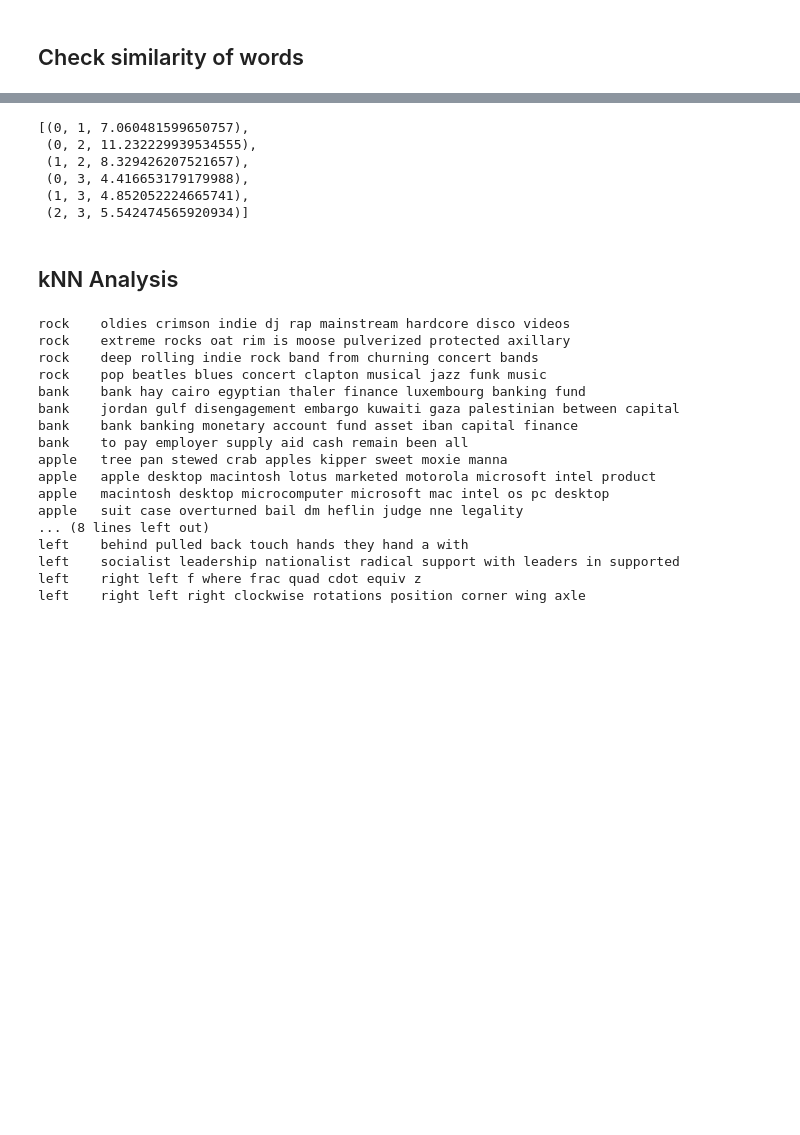
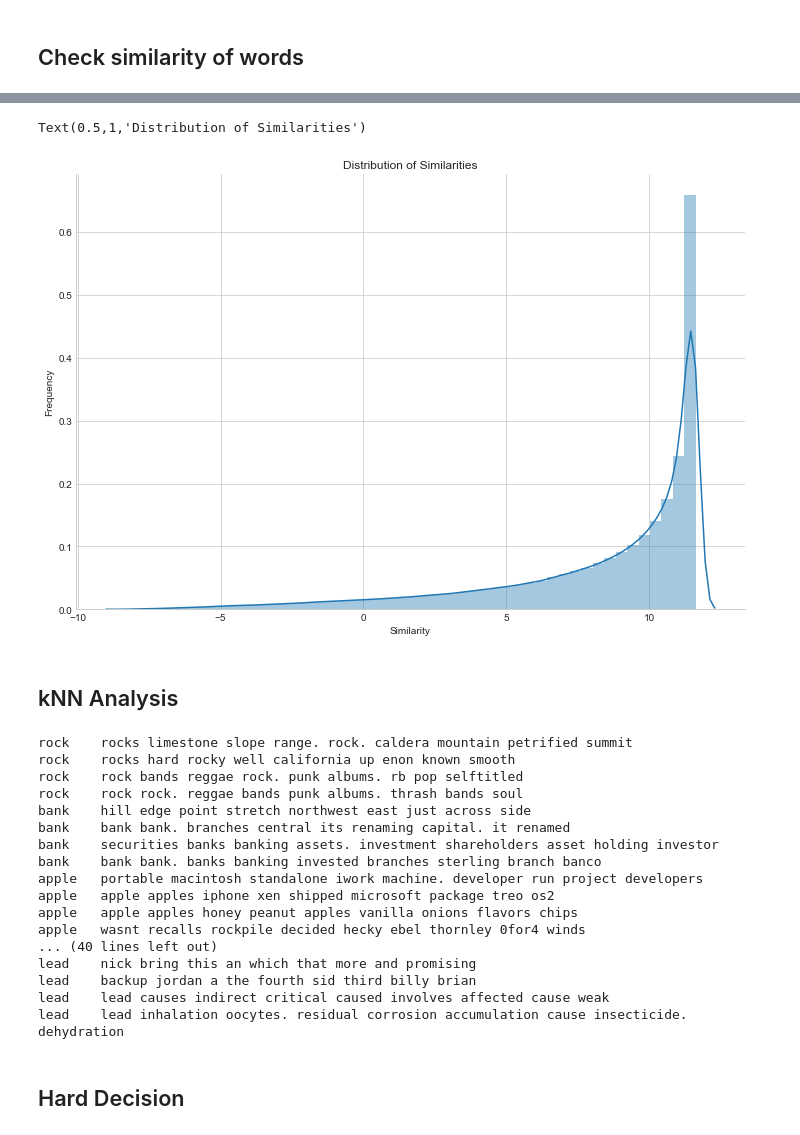
Before and after one commit to eigenfoo/word2gm, a Jupyter notebook: results/evaluation.ipynb, the cells around one changed output, grey strips where cells are left out. Saved outputs shown, nothing was run; the diff lists cells and outputs as text; code cells hidden in the pictures; blank space fills up the shorter version.

```diff
--- a/results/evaluation.ipynb
+++ b/results/evaluation.ipynb
@@ -2,6 +2,10 @@
 import pickle
 import numpy as np
 from sklearn.neighbors import NearestNeighbors
+
+import matplotlib.pyplot as plt
+import seaborn as sns
+sns.set_style('whitegrid')
 # %% [markdown]
 ## Read in Embeddings and Word Dictionary
 # %%
@@ -44,12 +52,3 @@ sigmas_ = np.exp(logsigmas[idx]).flatten()
-# %%
-[(i, j, el_similarity(mus_[i], mus_[j], sigmas_[i], sigmas_[j])) for j in range(4) for i in range(j)]
-# %% [output]
-[(0, 1, 7.060481599650757),
- (0, 2, 11.232229939534555),
- (1, 2, 8.329426207521657),
- (0, 3, 4.416653179179988),
- (1, 3, 4.852052224665741),
- (2, 3, 5.542474565920934)]
 # %%
 N = 1000
 mu_rand1 = np.random.uniform(-1, 1, N)
@@ -67,3 +60,13 @@ np.min(x)
+# %%
+plt.subplots(figsize=[12, 8])
+sns.distplot(x)
+sns.despine()
+plt.xlabel('Similarity')
+plt.ylabel('Frequency')
+plt.title('Distribution of Similarities')
+# %% [output]
+Text(0.5,1,'Distribution of Similarities')
+[figure, added]
 # %% [markdown]
 ## kNN Analysis
 # %%
@@ -77,7 +80,8 @@ knn3 = NearestNeighbors(n_neighbors=10).fit(mus[:, 3, :])
 knn = [knn0, knn1, knn2, knn3]
 ''';
 # %%
-words = ['rock', 'bank', 'apple', 'star', 'cell', 'left']
+words = ['rock', 'bank', 'apple', 'star', 'cell', 'left',
+         'tank', 'board', 'record', 'lie', 'right', 'chair', 'bar', 'lead']
 
 for word in words:
     idx = word_dictionary[word]
@@ -87,20 +91,22 @@ for word in words:
         lst = [reversed_word_dictionary[j % len(reversed_word_dictionary)] for j in indices.flatten()]
         print(lst[0] + '\t' + ' '.join(lst[1:]))
 # %% [output]
-rock    oldies crimson indie dj rap mainstream hardcore disco videos
-rock    extreme rocks oat rim is moose pulverized protected axillary
-rock    deep rolling indie rock band from churning concert bands
-rock    pop beatles blues concert clapton musical jazz funk music
-bank    bank hay cairo egyptian thaler finance luxembourg banking fund
-bank    jordan gulf disengagement embargo kuwaiti gaza palestinian between capital
-bank    bank banking monetary account fund asset iban capital finance
-bank    to pay employer supply aid cash remain been all
-apple   tree pan stewed crab apples kipper sweet moxie manna
-apple   apple desktop macintosh lotus marketed motorola microsoft intel product
-apple   macintosh desktop microcomputer microsoft mac intel os pc desktop
-apple   suit case overturned bail dm heflin judge nne legality
-... (8 lines left out)
-left    behind pulled back touch hands they hand a with
-left    socialist leadership nationalist radical support with leaders in supported
-left    right left f where frac quad cdot equiv z
-left    right left right clockwise rotations position corner wing axle
+rock    rocks limestone slope range. rock. caldera mountain petrified summit
+rock    rocks hard rocky well california up enon known smooth
+rock    rock bands reggae rock. punk albums. rb pop selftitled
+rock    rock rock. reggae bands punk albums. thrash bands soul
+bank    hill edge point stretch northwest east just across side
+bank    bank bank. branches central its renaming capital. it renamed
+bank    securities banks banking assets. investment shareholders asset holding investor
+bank    bank bank. banks banking invested branches sterling branch banco
+apple   portable macintosh standalone iwork machine. developer run project developers
+apple   apple apples iphone xen shipped microsoft package treo os2
+apple   apple apples honey peanut apples vanilla onions flavors chips
+apple   wasnt recalls rockpile decided hecky ebel thornley 0for4 winds
+... (40 lines left out)
+lead    nick bring this an which that more and promising
+lead    backup jordan a the fourth sid third billy brian
+lead    lead causes indirect critical caused involves affected cause weak
+lead    lead inhalation oocytes. residual corrosion accumulation cause insecticide. dehydration
+# %% [markdown]
+## Hard Decision
```
Also changed, not shown: parts of 9 cells of this notebook.
